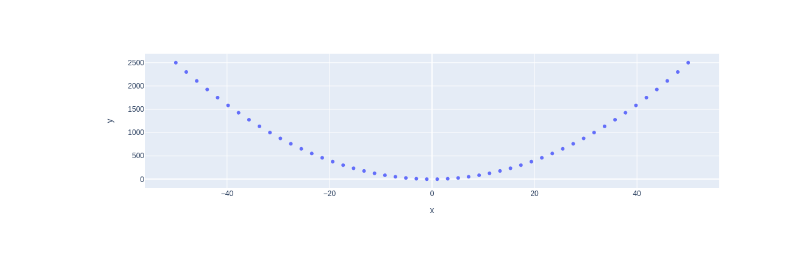
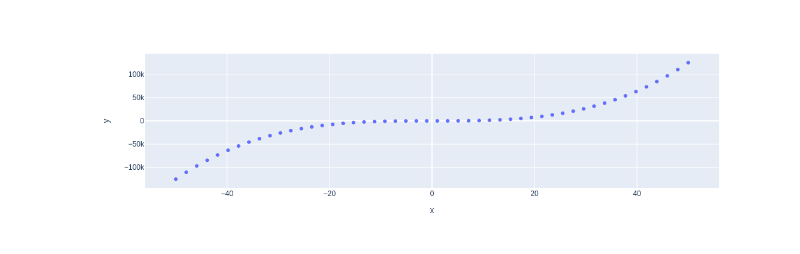
Before and after one commit to pkstaz/my-notebooks-repo, a Jupyter notebook: experiment1.ipynb, the cells around one changed output. Drawn from its saved outputs; the diff is of its cells as text; code cells hidden in the pictures.

```diff
--- a/experiment1.ipynb
+++ b/experiment1.ipynb
@@ -6,7 +6,7 @@ import plotly.express as px
 x = np.linspace(start=-50, stop=50)
 
 # y-axis data points
-y = x ** 2
+y = x ** 3
 
 # define the plot
 fig = px.scatter(x=x, y=y)
@@ -17 +16 @@ fig.show()
-[figure, old version]
+[figure, new version]
```
Also changed, not shown: parts of 1 cell of this notebook.
